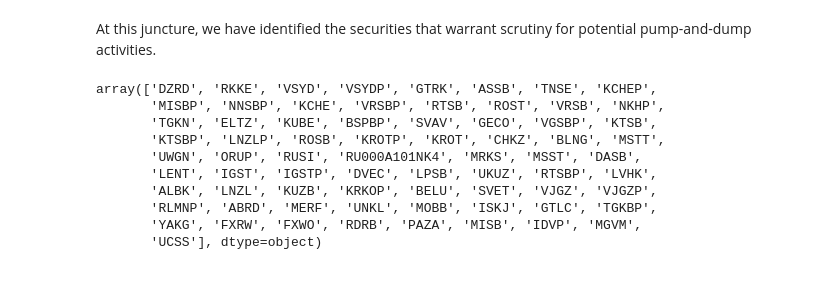
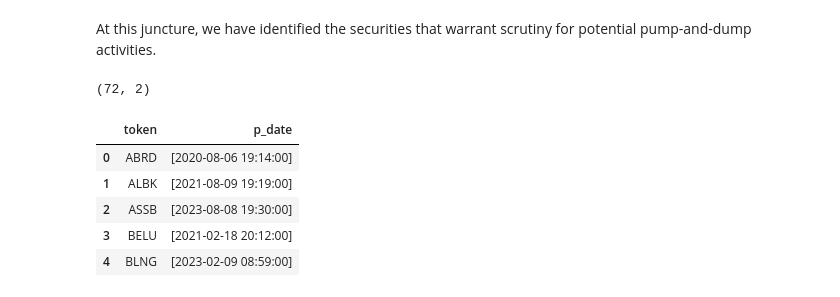
Before and after one commit to T1r3sh/pnd_project, a Jupyter notebook: notebooks/sitenews_data_explained.ipynb, the cells around one changed output. Drawn from its saved outputs; the diff is of its cells as text; code cells hidden in the pictures.

```diff
--- a/notebooks/sitenews_data_explained.ipynb
+++ b/notebooks/sitenews_data_explained.ipynb
@@ -122,15 +117,14 @@ f_df[f_df["current_limit"]>f_df["new_limit"]]
 # %% [markdown]
 At this juncture, we have identified the securities that warrant scrutiny for potential pump-and-dump activities.
-# %%
-f_df[f_df["current_limit"]>f_df["new_limit"]]["token"].unique()
-# %% [output]
-array(['DZRD', 'RKKE', 'VSYD', 'VSYDP', 'GTRK', 'ASSB', 'TNSE', 'KCHEP',
-       'MISBP', 'NNSBP', 'KCHE', 'VRSBP', 'RTSB', 'ROST', 'VRSB', 'NKHP',
-       'TGKN', 'ELTZ', 'KUBE', 'BSPBP', 'SVAV', 'GECO', 'VGSBP', 'KTSB',
-       'KTSBP', 'LNZLP', 'ROSB', 'KROTP', 'KROT', 'CHKZ', 'BLNG', 'MSTT',
-       'UWGN', 'ORUP', 'RUSI', 'RU000A101NK4', 'MRKS', 'MSST', 'DASB',
-       'LENT', 'IGST', 'IGSTP', 'DVEC', 'LPSB', 'UKUZ', 'RTSBP', 'LVHK',
-       'ALBK', 'LNZL', 'KUZB', 'KRKOP', 'BELU', 'SVET', 'VJGZ', 'VJGZP',
-       'RLMNP', 'ABRD', 'MERF', 'UNKL', 'MOBB', 'ISKJ', 'GTLC', 'TGKBP',
-       'YAKG', 'FXRW', 'FXWO', 'RDRB', 'PAZA', 'MISB', 'IDVP', 'MGVM',
-       'UCSS'], dtype=object)
+# %%
+pnd_df = pd.DataFrame(f_df.groupby(by = "token")["p_date"].apply(list)).reset_index()
+print(pnd_df.shape)
+pnd_df.head()
+# %% [output]
+(72, 2)
+|  | token | p_date |
+| 0 | ABRD | [2020-08-06 19:14:00] |
+| 1 | ALBK | [2021-08-09 19:19:00] |
+| 2 | ASSB | [2023-08-08 19:30:00] |
+| 3 | BELU | [2021-02-18 20:12:00] |
+| 4 | BLNG | [2023-02-09 08:59:00] |
```
Also changed, not shown: parts of 12 cells of this notebook, 41 other files.
